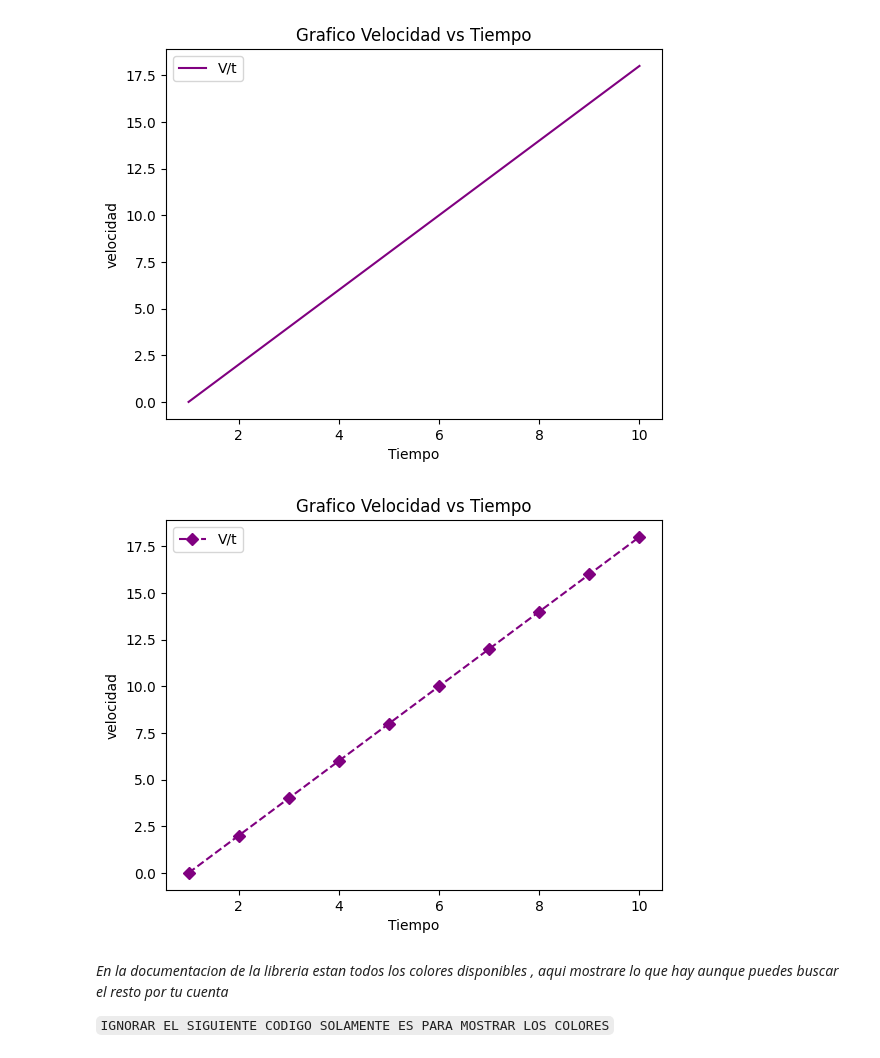
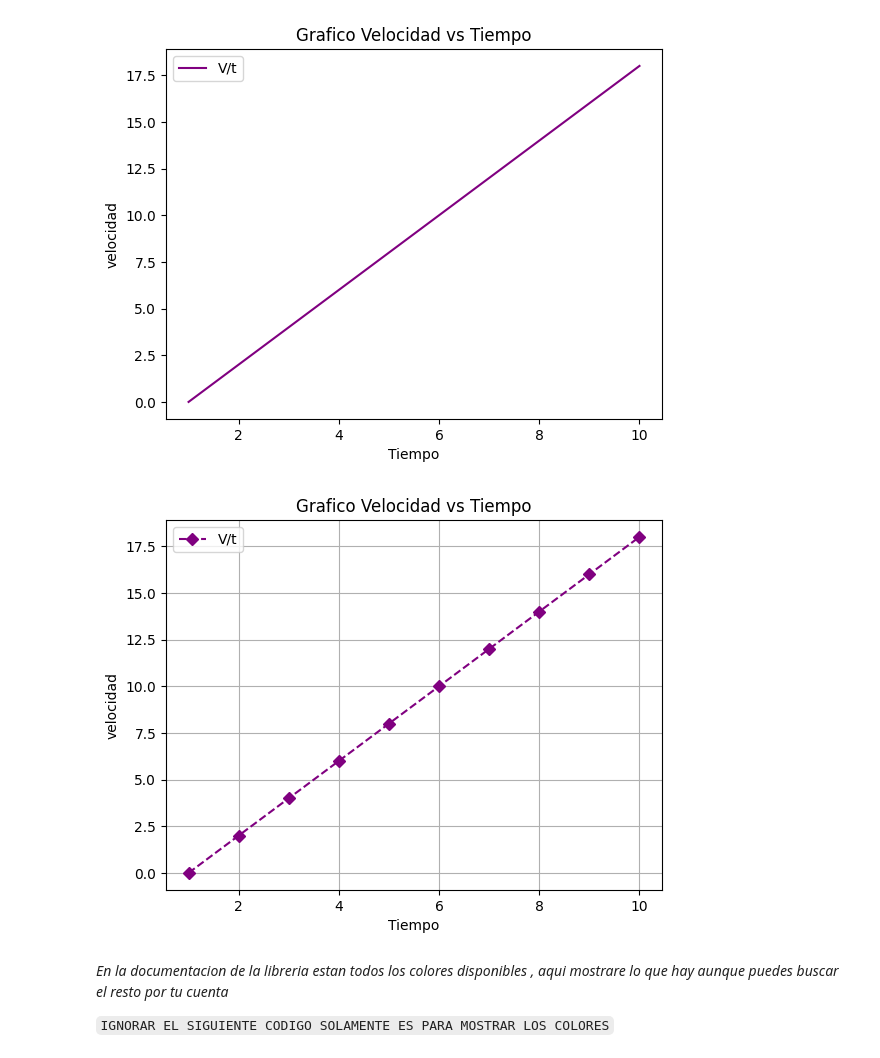
Before and after one commit to CrisHzz/DocumentacionGrupoML_DS, a Jupyter notebook: Matplotlib/Matplotlib1.ipynb, the cells around one changed output. Cells and saved outputs as stored; diff of their text form; code cells hidden in the pictures.

```diff
--- a/Matplotlib/Matplotlib1.ipynb
+++ b/Matplotlib/Matplotlib1.ipynb
@@ -51,19 +51,21 @@ plt.show()
 # %%
 plt.plot(tiempo,velocidad,color='purple',label='V/t',marker='D',linestyle='--')
 
 #Podemos decorar las lineas y marcadores usando algunos parametros
 
 plt.title('Grafico Velocidad vs Tiempo') #Titulo del grafico
 
 plt.xlabel('Tiempo') #Eje x
 
 plt.ylabel('velocidad') #Eje y
 
 plt.legend() #Mostrar la leyenda
 
+plt.grid(True) #Puedo verlo en forma de grindilla para visualizar de otra forma
+
 plt.show()
 # %% [output]
-[figure, old version]
+[figure, new version]
 # %% [markdown]
 *En la documentacion de la libreria estan todos los colores disponibles , aqui mostrare lo que hay aunque puedes buscar el resto por tu cuenta*
 
```
Also changed, not shown: parts of 10 cells of this notebook, 1 other file.
